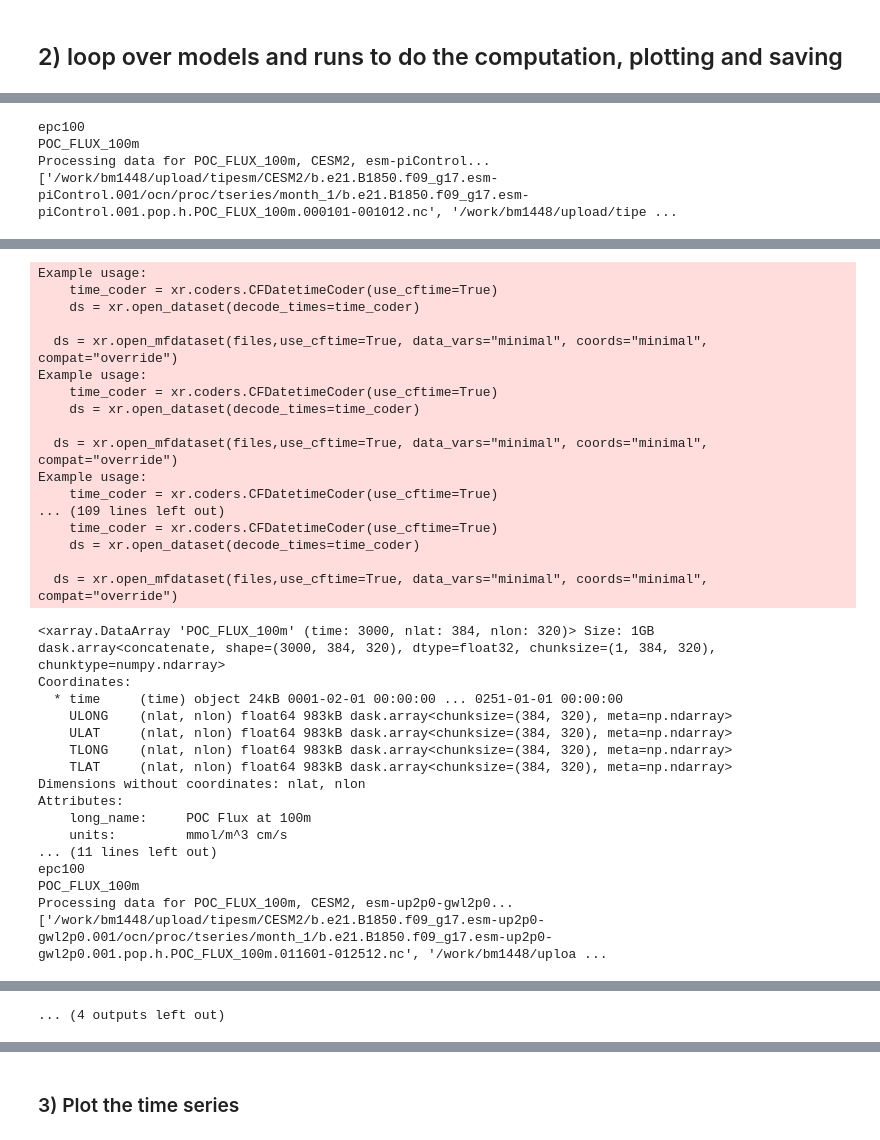
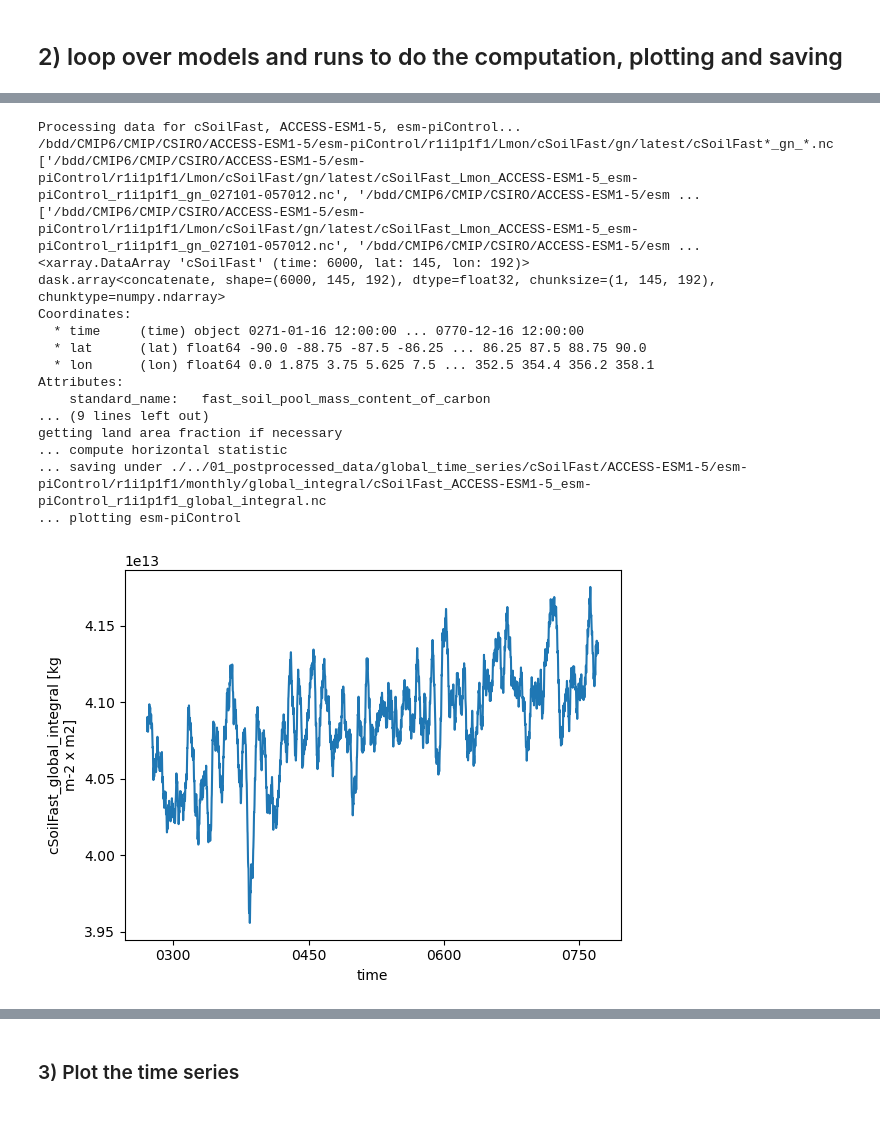
Before and after one commit to eikekoehn/TIPMIP_carbon_cycle, a Jupyter notebook: 01_postprocessing/calc_time_series_of_global_statistic.ipynb, the cells around one changed output, grey strips where cells are left out. Drawn from its saved outputs; the diff is of its cells as text; code cells hidden in the pictures.

```diff
--- a/01_postprocessing/calc_time_series_of_global_statistic.ipynb
+++ b/01_postprocessing/calc_time_series_of_global_statistic.ipynb
@@ -31,7 +31,7 @@ def get_stat(varia,model):
     # default settings
     if varia in ['tas','tos','chlos','co2s']:
         stat = 'mean'
-    elif varia in ['fgco2','intpp','nbp','npp','cLand','cSoil','cVeg','cCwd','cLitter','dissic','fco2antt','intdic','epc100']:
+    elif varia in ['fgco2','intpp','nbp','npp','cLand','cSoil','cSoilFast','cSoilMedium','cSoilSlow','cVeg','cCwd','cLitter','dissic','fco2antt','intdic','epc100']:
         stat = 'integral'
     elif varia in ['co2mass']:
         stat = None
@@ -57,11 +57,11 @@ def get_vert_stat(varia,default=True):
 # %%
 #stat = 'integral'#'mean'
 freq_input = 'monthly'#, 'yearly', 'daily'] #freq_output = 'monthly'#, 'yearly', 'daily', 'climatology', None]
-varias = ['epc100']#['epc100','fgco2','intpp','tos']#['npp','cSoil','cLand','cVeg']#['fgco2','tas']#['epc100']#['fgco2','intpp','npp','cLand']#['co2s']#['intpp','chlos','epc100']#['cLand','cVeg','cSoil','npp','co2mass','tas','tos','fgco2','nbp','fco2antt','intpp','npp','cLand','cVeg','cSoil','intdic']#['npp','cLand','fgco2','nbp','fco2antt']#'fco2antt']#['tas','nbp','fgco2','fco2antt','co2mass','tos','npp']#]#['intpp','npp','tos'] # ['fgco2','nbp','cLand','dissic','cSoil','cVeg','cLitter','cCwd']#  # 'tas',                ,'co2mass']#['fgco2']#['nbp']#['nbp','cLand'] #['nbp']#['nbp']#['fco2antt']#['cLand','cSoil','cVeg','cLitter','cCwd']#['cLitter']#'cCwd',#['cLand']#['cSoil','cVeg']#['cLitter']#['cCwd']#['cSoil','cVeg']#'cLand',#['tas','nbp','npp','tos','fgco2','intpp']
-models = ['CESM2'] #['ACCESS-ESM1-5']#['IPSL-CM6-ESMCO2']#['NorESM2-LM']#['IPSL-CM6-ESMCO2','NorESM2-LM','GFDL-ESM2M']#['MIROC-ES2L'] ['IPSL-CM6-ESMCO2']#['EC-Earth3-ESM-1']#['UKESM1-2']#['GISSE2.1-G-CC2']#['IPSL-CM6-ESMCO2']#['IPSL-CM6-ESMCO2']#[]#['GISSE2.1-G-CC2']#['EC-Earth3-ESM-1']#,'UKESM1-2']#['NorESM2-LM']#['GFDL-ESM2M']#['IPSL-CM6-ESMCO2']#['UKESM1-2']#['IPSL-CM6-ESMCO2','NorESM2-LM','GFDL-ESM2M'] # ,
-runs = pruns.get_run_list('tipmip_tier1')#[1:]#[:-1]#[:1]#[-1:]#[:1]#[:1]#[1:]#[-1:] #
+varias = ['tas']#['cSoilFast','cSoilMedium','cSoilSlow']#['epc100','cLand','cVeg','nbp','intpp','npp']#,'fgco2',''epc100']#['epc100','fgco2','intpp','tos']#['npp','cSoil','cLand','cVeg']#['fgco2','tas']#['epc100']#['fgco2','intpp','npp','cLand']#['co2s']#['intpp','chlos','epc100']#['cLand','cVeg','cSoil','npp','co2mass','tas','tos','fgco2','nbp','fco2antt','intpp','npp','cLand','cVeg','cSoil','intdic']#['npp','cLand','fgco2','nbp','fco2antt']#'fco2antt']#['tas','nbp','fgco2','fco2antt','co2mass','tos','npp']#]#['intpp','npp','tos'] # ['fgco2','nbp','cLand','dissic','cSoil','cVeg','cLitter','cCwd']#  # 'tas',                ,'co2mass']#['fgco2']#['nbp']#['nbp','cLand'] #['nbp']#['nbp']#['fco2antt']#['cLand','cSoil','cVeg','cLitter','cCwd']#['cLitter']#'cCwd',#['cLand']#['cSoil','cVeg']#['cLitter']#['cCwd']#['cSoil','cVeg']#'cLand',#['tas','nbp','npp','tos','fgco2','intpp']
+models = ['ACCESS-ESM1-5'] #['ACCESS-ESM1-5']#['IPSL-CM6-ESMCO2']#['NorESM2-LM']#['IPSL-CM6-ESMCO2','NorESM2-LM','GFDL-ESM2M']#['MIROC-ES2L'] ['IPSL-CM6-ESMCO2']#['EC-Earth3-ESM-1']#['UKESM1-2']#['GISSE2.1-G-CC2']#['IPSL-CM6-ESMCO2']#['IPSL-CM6-ESMCO2']#[]#['GISSE2.1-G-CC2']#['EC-Earth3-ESM-1']#,'UKESM1-2']#['NorESM2-LM']#['GFDL-ESM2M']#['IPSL-CM6-ESMCO2']#['UKESM1-2']#['IPSL-CM6-ESMCO2','NorESM2-LM','GFDL-ESM2M'] # ,
+runs = pruns.get_run_list('tipmip_tier1')[:1]#[1:]#[:-1]#[:1]#[-1:]#[:1]#[:1]#[1:]#[-1:] #
 
-server='levante'
+server='spirit'#'levante'
 outroot = './../01_postprocessed_data/global_time_series'
 # %% [markdown]
 ## 2) loop over models and runs to do the computation, plotting and saving
@@ -99,7 +96,7 @@ for varia in varias:
             print(f'Processing data for {varia}, {model}, {run}...')
 
             # first get the dataset
-            da = mgrab.get_data(varia,run,freq_input=freq_input,verbose_level=1)#,server=server)
+            da = mgrab.get_data(varia,run,freq_input=freq_input,verbose_level=1,server=server)#,server=server)
             print(f'... loading {da.time.size} data points in time.')
 
             if model == 'CESM2' and varia == 'tos':
@@ -211,34 +208,48 @@ for varia in varias:
                 global_stat.attrs["grid_cell_fractions"] = f"Calculating the global {stat} for {varia} scales coastal points by their cell fractions."
             else:
                 global_stat.attrs["grid_cell_fractions"] = f"sftlf or sftof are not considered when calculating {varia} {stat}."
 
             # save the data
             if vert_stat is None:
                 infix = ''
             else:
                 infix = f'vertical_{vert_stat}_'
             save_dir = f'{outroot}/{varia}/{model}/{run}/{member}/{freq_input}/{infix}global_{stat}'
             os.makedirs(save_dir,exist_ok=True)
             save_string = f'{save_dir}/{varia}_{model}_{run}_{member}_{infix}global_{stat}.nc'
             print(f'... saving under {save_string}')
 
             global_stat = global_stat.compute()
 
             #print(global_stat)
             #encoding = {global_stat.name: {"dtype": "float32", "zlib": True, "complevel": 4}}
             global_stat.to_netcdf(save_string, mode="w")#,encoding=encoding)
 
             # keep in a local dictionary for plotting
             global_stats[run] = global_stat
 
             #for key in global_stats.keys():
             print(f'... plotting {run}')
             global_stats[run].plot()
             print(' ')
 
         plt.show()
 # %% [output]
-epc100
-POC_FLUX_100m
-Processing data for POC_FLUX_100m, CESM2, esm-piControl...
-['/work/bm1448/upload/tipesm/CESM2/b.e21.B1850.f09_g17.esm-piControl.001/ocn/proc/tseries/month_1/b.e21.B1850.f09_g17.esm-piControl.001.pop.h.POC_FLUX_100m.000101-001012.nc', '/work/bm1448/upload/tipe ...
+Processing data for cSoilFast, ACCESS-ESM1-5, esm-piControl...
+/bdd/CMIP6/CMIP/CSIRO/ACCESS-ESM1-5/esm-piControl/r1i1p1f1/Lmon/cSoilFast/gn/latest/cSoilFast*_gn_*.nc
+['/bdd/CMIP6/CMIP/CSIRO/ACCESS-ESM1-5/esm-piControl/r1i1p1f1/Lmon/cSoilFast/gn/latest/cSoilFast_Lmon_ACCESS-ESM1-5_esm-piControl_r1i1p1f1_gn_027101-057012.nc', '/bdd/CMIP6/CMIP/CSIRO/ACCESS-ESM1-5/esm ...
+['/bdd/CMIP6/CMIP/CSIRO/ACCESS-ESM1-5/esm-piControl/r1i1p1f1/Lmon/cSoilFast/gn/latest/cSoilFast_Lmon_ACCESS-ESM1-5_esm-piControl_r1i1p1f1_gn_027101-057012.nc', '/bdd/CMIP6/CMIP/CSIRO/ACCESS-ESM1-5/esm ...
+<xarray.DataArray 'cSoilFast' (time: 6000, lat: 145, lon: 192)>
+dask.array<concatenate, shape=(6000, 145, 192), dtype=float32, chunksize=(1, 145, 192), chunktype=numpy.ndarray>
+Coordinates:
+  * time     (time) object 0271-01-16 12:00:00 ... 0770-12-16 12:00:00
+  * lat      (lat) float64 -90.0 -88.75 -87.5 -86.25 ... 86.25 87.5 88.75 90.0
+  * lon      (lon) float64 0.0 1.875 3.75 5.625 7.5 ... 352.5 354.4 356.2 358.1
+Attributes:
+    standard_name:   fast_soil_pool_mass_content_of_carbon
+... (9 lines left out)
+getting land area fraction if necessary
+... compute horizontal statistic
+... saving under ./../01_postprocessed_data/global_time_series/cSoilFast/ACCESS-ESM1-5/esm-piControl/r1i1p1f1/monthly/global_integral/cSoilFast_ACCESS-ESM1-5_esm-piControl_r1i1p1f1_global_integral.nc
+... plotting esm-piControl
+[figure, added]
@@ -279,34 +290,0 @@ Processing data for POC_FLUX_100m, CESM2, esm-up2p0...
-Example usage:
-    time_coder = xr.coders.CFDatetimeCoder(use_cftime=True)
-    ds = xr.open_dataset(decode_times=time_coder)
-
-  ds = xr.open_mfdataset(files,use_cftime=True, data_vars="minimal", coords="minimal", compat="override")
-Example usage:
-    time_coder = xr.coders.CFDatetimeCoder(use_cftime=True)
-    ds = xr.open_dataset(decode_times=time_coder)
-
-  ds = xr.open_mfdataset(files,use_cftime=True, data_vars="minimal", coords="minimal", compat="override")
-Example usage:
-    time_coder = xr.coders.CFDatetimeCoder(use_cftime=True)
-... (109 lines left out)
-    time_coder = xr.coders.CFDatetimeCoder(use_cftime=True)
-    ds = xr.open_dataset(decode_times=time_coder)
-
-  ds = xr.open_mfdataset(files,use_cftime=True, data_vars="minimal", coords="minimal", compat="override")
-<xarray.DataArray 'POC_FLUX_100m' (time: 3000, nlat: 384, nlon: 320)> Size: 1GB
-dask.array<concatenate, shape=(3000, 384, 320), dtype=float32, chunksize=(1, 384, 320), chunktype=numpy.ndarray>
-Coordinates:
-  * time     (time) object 24kB 0001-02-01 00:00:00 ... 0251-01-01 00:00:00
-    ULONG    (nlat, nlon) float64 983kB dask.array<chunksize=(384, 320), meta=np.ndarray>
-    ULAT     (nlat, nlon) float64 983kB dask.array<chunksize=(384, 320), meta=np.ndarray>
-    TLONG    (nlat, nlon) float64 983kB dask.array<chunksize=(384, 320), meta=np.ndarray>
-    TLAT     (nlat, nlon) float64 983kB dask.array<chunksize=(384, 320), meta=np.ndarray>
-Dimensions without coordinates: nlat, nlon
-Attributes:
-    long_name:     POC Flux at 100m
-    units:         mmol/m^3 cm/s
-... (11 lines left out)
-epc100
-POC_FLUX_100m
-Processing data for POC_FLUX_100m, CESM2, esm-up2p0-gwl2p0...
-['/work/bm1448/upload/tipesm/CESM2/b.e21.B1850.f09_g17.esm-up2p0-gwl2p0.001/ocn/proc/tseries/month_1/b.e21.B1850.f09_g17.esm-up2p0-gwl2p0.001.pop.h.POC_FLUX_100m.011601-012512.nc', '/work/bm1448/uploa ...
@@ -432 +290,0 @@ Example usage:
-... (4 outputs left out)
```
Also changed, not shown: parts of 2 cells of this notebook, 17 other files.
